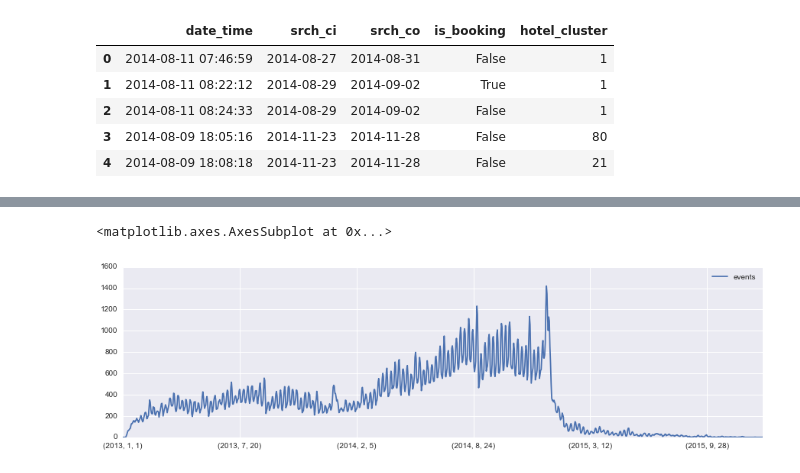
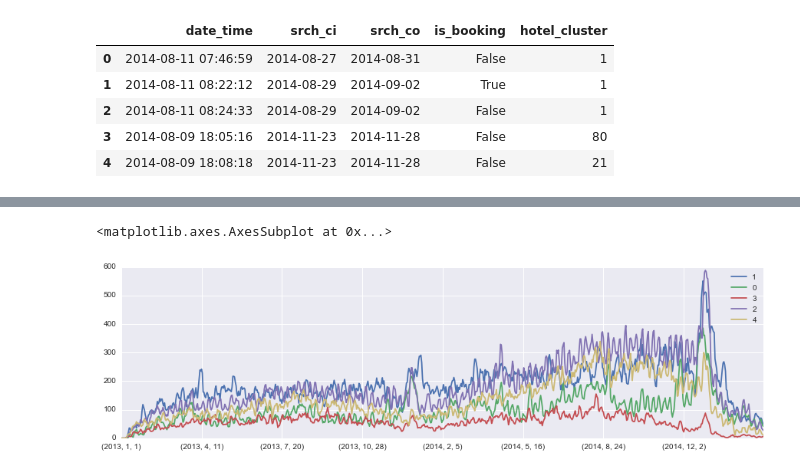
Before and after one commit to pvgladkov/kaggle, a Jupyter notebook: expedia/seasons.ipynb, the cells around one changed output, grey strips where cells are left out. Saved outputs shown, nothing was run; the diff lists cells and outputs as text; code cells hidden in the pictures.

```diff
--- a/expedia/seasons.ipynb
+++ b/expedia/seasons.ipynb
@@ -85,6 +67,13 @@ ts_df.columns = ['events']
+# %%
+cl_df = pd.read_csv(os.path.join(data_dir, 'cluster_load.csv'))
+cl_df.index = pd.date_range('01/01/2013', '01/01/2016', freq='d')
+# %%
+cl_df = cl_df[cl_df.index < '3/12/2015']
 # %%
-grouped = ts_df.groupby([ts_df.index.year, ts_df.index.month, ts_df.index.day]).agg({'events': 'sum'})
+grouped = cl_df\
+    .groupby([cl_df.index.year, cl_df.index.month, cl_df.index.day])\
+    .agg({str(i): 'sum' for i in range(0, 5)})
 grouped.plot(figsize=(15, 4))
 # %% [output]
 <matplotlib.axes.AxesSubplot at 0x...>
-[figure, old version]
+[figure, new version]
```
Also changed, not shown: parts of 26 cells of this notebook, 1 other file.
